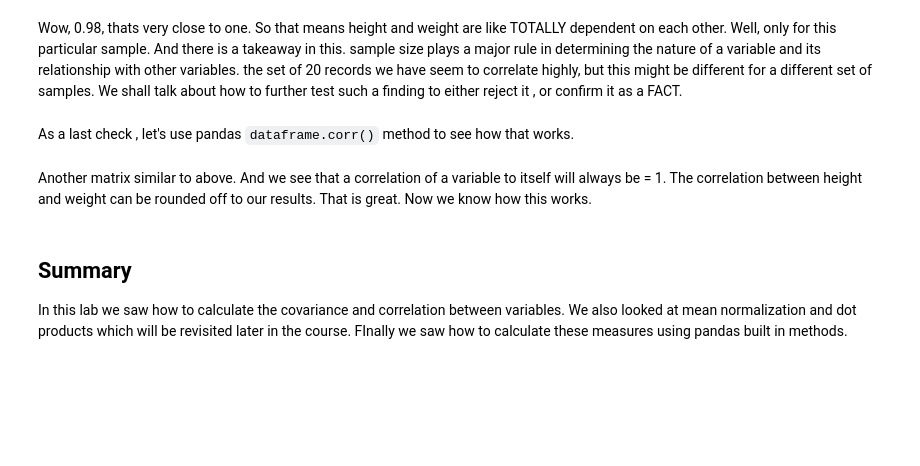
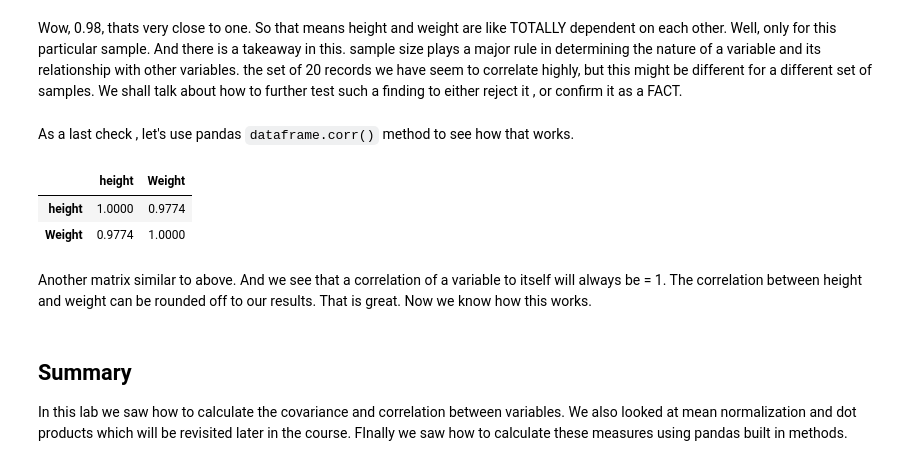
Before and after one commit to maks-p/dsc-0-10-04-cov-corr-lab-nyc-ds-career-031119, a Jupyter notebook: index.ipynb, the cells around one changed output. Saved outputs shown, nothing was run; the diff lists cells and outputs as text; code cells hidden in the pictures; blank space fills up the shorter version.

```diff
--- a/index.ipynb
+++ b/index.ipynb
@@ -223,7 +223,11 @@ Wow, 0.98, thats very close to one. So that means height and weight are like TOT
 As a last check , let's use pandas `dataframe.corr()` method to see how that works.
 # %%
 # uncomment to run
-# data.corr()
+data.corr()
+# %% [output]
+|  | height | Weight |
+| height | 1.0000 | 0.9774 |
+| Weight | 0.9774 | 1.0000 |
 # %% [markdown]
 Another matrix similar to above. And we see that a correlation of a variable to itself will always be = 1. The correlation between height and weight can be rounded off to our results. That is great. Now we know how this works.
 # %% [markdown]
```
